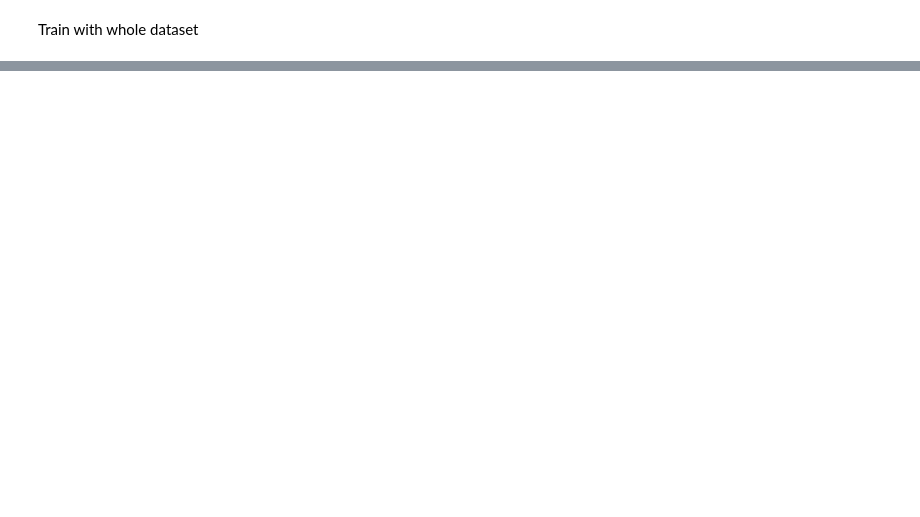
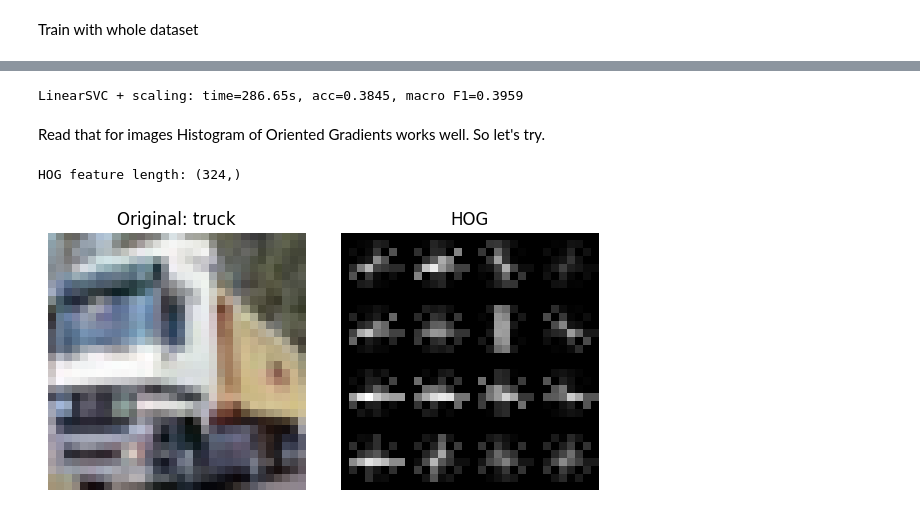
Before and after one commit to harpap/SVM-and-KPCA-LDA-exercise, a Jupyter notebook: sVM_cifar10.ipynb, the cells around one changed output, grey strips where cells are left out. Drawn from its saved outputs; the diff is of its cells as text; code cells hidden in the pictures; blank space fills up the shorter version.

Commit message:
better performance on cifar10. fixed features for bc dataset. donce analysis and training of bc svm.

```diff
--- a/sVM_cifar10.ipynb
+++ b/sVM_cifar10.ipynb
@@ -259,0 +318,5 @@ KeyboardInterrupt:
+# %%
+
+# start from raw floats (no /255 yet, we let the scaler handle it)
+X_train_flat2 = X_train.reshape(len(X_train), -1).astype("float32")
+X_test_flat2  = X_test.reshape(len(X_test), -1).astype("float32")
@@ -259,0 +331,17 @@ KeyboardInterrupt:
+# %%
+linear_pipe = Pipeline([
+    ("scaler", StandardScaler()),
+    ("clf", results[1]["model"])
+])
+
+start = time.perf_counter()
+linear_pipe.fit(X_train_sub2, y_train_sub2)
+t = time.perf_counter() - start
+
+y_pred = linear_pipe.predict(X_test_sub2)
+acc = accuracy_score(y_test_sub2, y_pred)
+macro_f1 = f1_score(y_test_sub2, y_pred, average="macro")
+
+print(f"SVC_poly_deg3_C1 + scaling: time={t:.2f}s, acc={acc:.4f}, macro F1={macro_f1:.4f}")
+# %% [output]
+LinearSVC + scaling: time=286.65s, acc=0.3845, macro F1=0.3959
@@ -259,0 +356,57 @@ KeyboardInterrupt:
+# %%
+model_path = os.path.join("saved_models", f"SVC_poly_deg3_C1_with_scaling.joblib")
+joblib.dump(model, model_path)
+summary = [
+    {
+        "name": r["name"],
+        "train_time": r["train_time"],
+        "test_accuracy": r["test_accuracy"],
+        "test_macro_f1": r["test_macro_f1"],
+    }
+    for r in results
+]
+
+with open("saved_models/metrics.json", "w") as f:
+    json.dump(summary, f, indent=2)
+# %% [markdown]
+Read that for images Histogram of Oriented Gradients works well. So let's try.
+# %%
+# Pick one image (or loop over a few)
+i = 1
+img = X_train[i]  # shape (32, 32, 3), uint8
+label = label_names[y_train[i]]
+
+# Convert to grayscale
+img_gray = color.rgb2gray(img)  # float64, range [0,1]
+
+# Compute HOG with visualization
+hog_features, hog_image = hog(
+    img_gray,
+    orientations=9,
+    pixels_per_cell=(8, 8),
+    cells_per_block=(2, 2),
+    block_norm="L2-Hys",
+    visualize=True
+)
+
+print("HOG feature length:", hog_features.shape)
+
+# Rescale HOG image for display
+hog_image_rescaled = exposure.rescale_intensity(hog_image, in_range=(0, hog_image.max()))
+
+plt.figure(figsize=(6, 3))
+plt.subplot(1, 2, 1)
+plt.imshow(img)
+plt.title(f"Original: {label}")
+plt.axis("off")
+
+plt.subplot(1, 2, 2)
+plt.imshow(hog_image_rescaled, cmap="gray")
+plt.title("HOG")
+plt.axis("off")
+
+plt.tight_layout()
+plt.show()
+# %% [output]
+HOG feature length: (324,)
+[figure, added]
```
Also changed, not shown: parts of 27 cells of this notebook, 4 other files.
